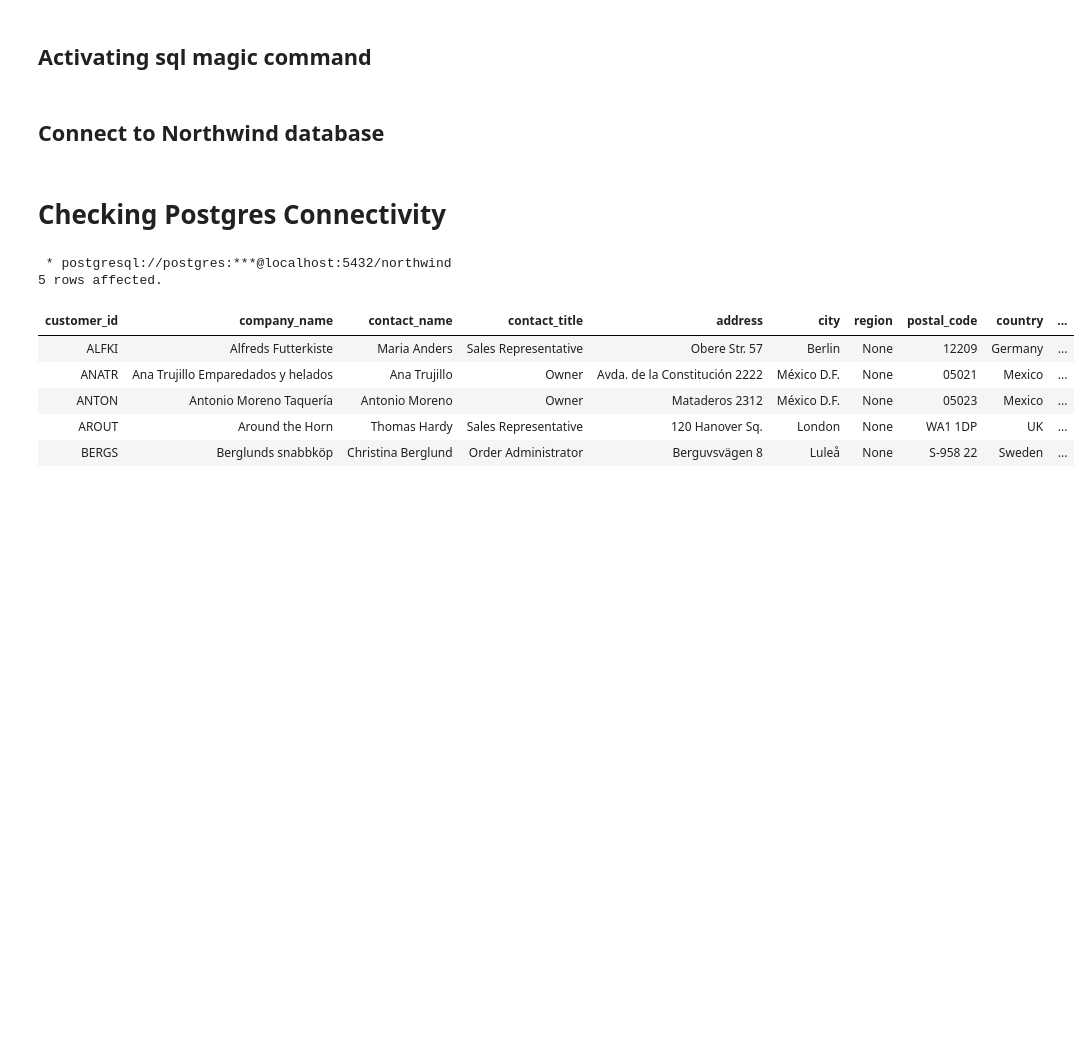
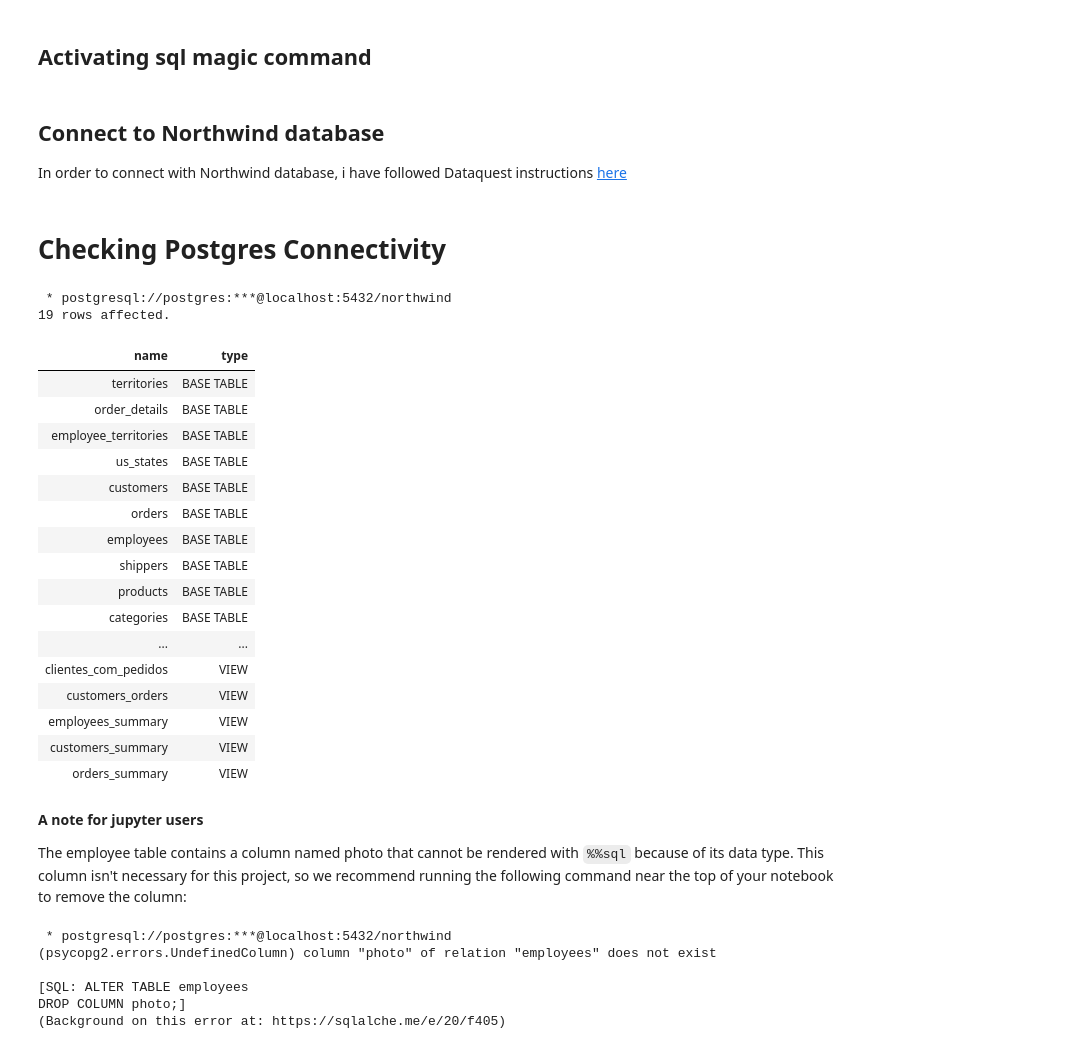
Before and after one commit to TomazFilgueira/Dq_Datascientist, a Jupyter notebook: 5 - Working with Datasources using SQL/5.6 - Window Functions in SQL/Window Function guided project.ipynb, the cells around one changed output. Saved outputs shown, nothing was run; the diff lists cells and outputs as text; code cells hidden in the pictures; blank space fills up the shorter version.

Commit message:
guided project growth rates

```diff
--- a/5 - Working with Datasources using SQL/5.6 - Window Functions in SQL/Window Function guided project.ipynb
+++ b/5 - Working with Datasources using SQL/5.6 - Window Functions in SQL/Window Function guided project.ipynb
@@ -36,19 +36,50 @@ Use
 %load_ext sql
 # %% [markdown]
 ## Connect to Northwind database
+
+In order to connect with Northwind database, i have followed Dataquest instructions [here](https://www.dataquest.io/blog/install-postgresql-14-7-on-windows-10/?_gl=1*o08sji*_gcl_au*MTIzMjQ0Mzc2Ny4xNzY2NDI1NTUy*_ga*MTYxMzk5ODEwMS4xNzE2ODU2NTg2*_ga_YXMFSKC6DP*czE3NzAwNDEyNDQkbzE3NyRnMSR0MTc3MDA0MjA3NCRqNjAkbDAkaDEwNTAyODUwMw..)
 # %%
 %sql postgresql://postgres:{1234}@localhost:5432/northwind
 # %% [markdown]
 # Checking Postgres Connectivity
 # %%
 %%sql
-SELECT * FROM customers LIMIT 5;
+SELECT table_name AS name,
+       table_type AS type
+  FROM information_schema.tables
+ WHERE table_schema = 'public' AND table_type IN ('BASE TABLE', 'VIEW');
 # %% [output]
  * postgresql://postgres:***@localhost:5432/northwind
-5 rows affected.
+19 rows affected.
-| customer_id | company_name | contact_name | contact_title | address | city | region | postal_code | country | ... |
-| ALFKI | Alfreds Futterkiste | Maria Anders | Sales Representative | Obere Str. 57 | Berlin | None | 12209 | Germany | ... |
-| ANATR | Ana Trujillo Emparedados y helados | Ana Trujillo | Owner | Avda. de la Constitución 2222 | México D.F. | None | 05021 | Mexico | ... |
-| ANTON | Antonio Moreno Taquería | Antonio Moreno | Owner | Mataderos 2312 | México D.F. | None | 05023 | Mexico | ... |
-| AROUT | Around the Horn | Thomas Hardy | Sales Representative | 120 Hanover Sq. | London | None | WA1 1DP | UK | ... |
-| BERGS | Berglunds snabbköp | Christina Berglund | Order Administrator | Berguvsvägen 8 | Luleå | None | S-958 22 | Sweden | ... |
+| name | type |
+| territories | BASE TABLE |
+| order_details | BASE TABLE |
+| employee_territories | BASE TABLE |
+| us_states | BASE TABLE |
+| customers | BASE TABLE |
+| orders | BASE TABLE |
+| employees | BASE TABLE |
+| shippers | BASE TABLE |
+| products | BASE TABLE |
+| categories | BASE TABLE |
+| ... | ... |
+| clientes_com_pedidos | VIEW |
+| customers_orders | VIEW |
+| employees_summary | VIEW |
+| customers_summary | VIEW |
+| orders_summary | VIEW |
+# %% [markdown]
+**A note for jupyter users**
+
+The employee table contains a column named photo that cannot be rendered with `%%sql` because of its data type. This column isn't necessary for this project, so we recommend running the following command near the top of your notebook to remove the column:
+# %%
+%%sql
+ALTER TABLE employees
+DROP COLUMN photo;
+# %% [output]
+ * postgresql://postgres:***@localhost:5432/northwind
+(psycopg2.errors.UndefinedColumn) column "photo" of relation "employees" does not exist
+
+[SQL: ALTER TABLE employees
+DROP COLUMN photo;]
+(Background on this error at: https://sqlalche.me/e/20/f405)
```
Also changed, not shown: parts of 14 cells of this notebook.
